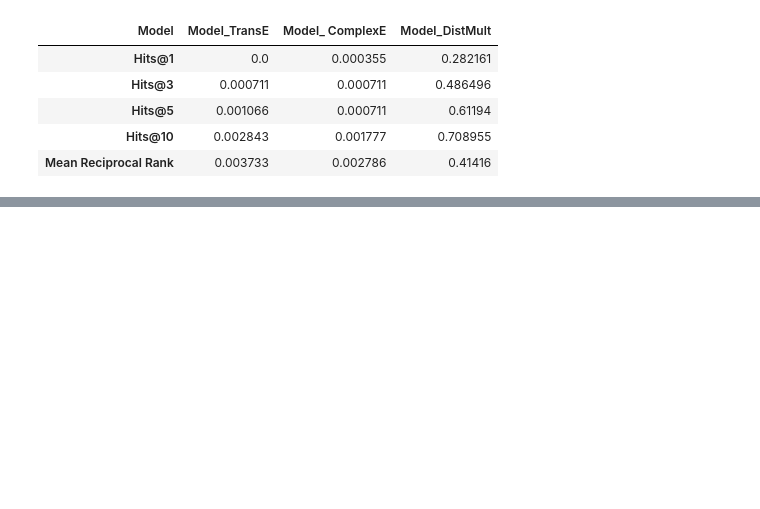
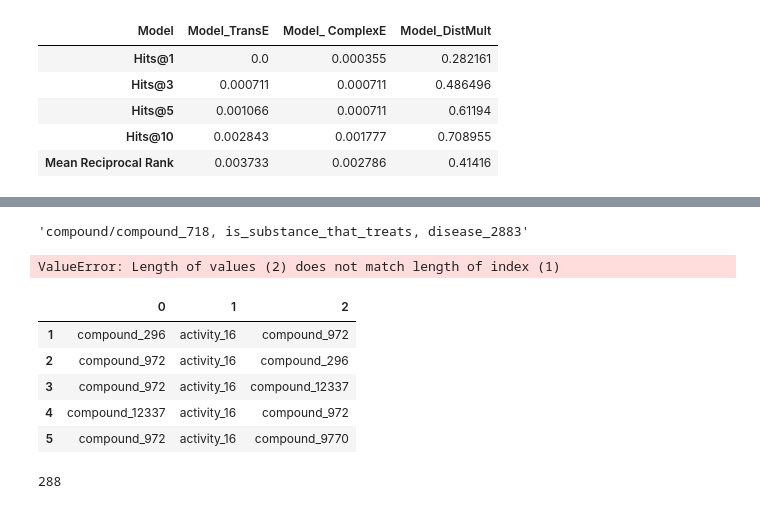
Before and after one commit to stear-alec/Knowledge_Graph, a Jupyter notebook: Using Pykeen.ipynb, the cells around one changed output, grey strips where cells are left out. Cells and saved outputs as stored; diff of their text form; code cells hidden in the pictures; blank space fills up the shorter version.

```diff
--- a/Using Pykeen.ipynb
+++ b/Using Pykeen.ipynb
@@ -226,0 +467,4 @@ top_20_predictions_df.to_csv('model_DistMult_prediction.csv', index=False)
+# %%
+give_triplet(26,15,1330)
+# %% [output]
+'compound/compound_718, is_substance_that_treats, disease_2883'
@@ -226,0 +473,15 @@ top_20_predictions_df.to_csv('model_DistMult_prediction.csv', index=False)
+# %%
+substance_that_treats_df["triplets"]= [result_a, result_a]
+substance_that_treats_df["score"]= 0.3409765, 0.7
+substance_that_treats_df
+# %% [output]
+ValueError: Length of values (2) does not match length of index (1)
+# %%
+predicts_top_20_df
+# %% [output]
+|  | 0 | 1 | 2 |
+| 1 | compound_296 | activity_16 | compound_972 |
+| 2 | compound_972 | activity_16 | compound_296 |
+| 3 | compound_972 | activity_16 | compound_12337 |
+| 4 | compound_12337 | activity_16 | compound_972 |
+| 5 | compound_972 | activity_16 | compound_9770 |
@@ -226,0 +490,4 @@ top_20_predictions_df.to_csv('model_DistMult_prediction.csv', index=False)
+# %%
+triples_df.entity_to_id["compound_1310"]
+# %% [output]
+288
```
Also changed, not shown: parts of 33 cells of this notebook, 1 other file.
